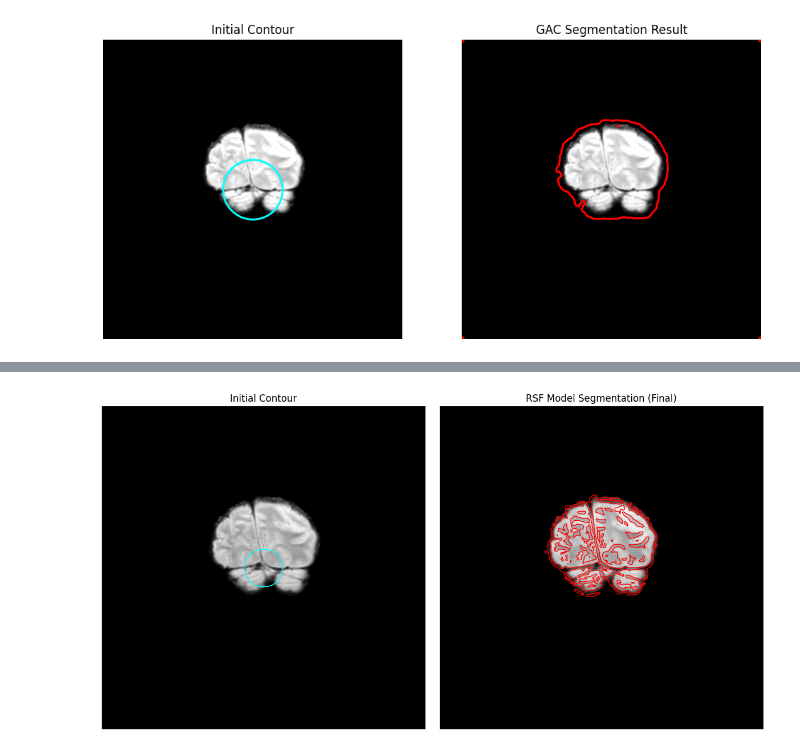
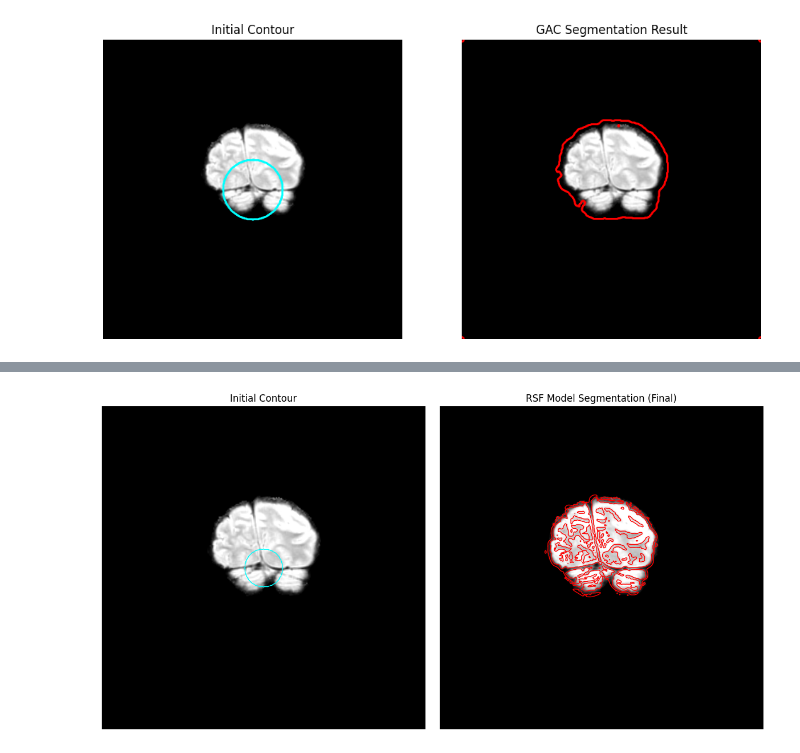
Before and after one commit to M-Shreya/Image_Segmentation, a Jupyter notebook: Inference.ipynb, the cells around one changed output, grey strips where cells are left out. Cells and saved outputs as stored; diff of their text form; code cells hidden in the pictures.

```diff
--- a/Inference.ipynb
+++ b/Inference.ipynb
@@ -29,7 +33,6 @@ from skimage.segmentation import morphological_geodesic_active_contour, chan_ves
 from skimage.filters import gaussian
 
 def load_scan(path):
-    """Loads and sorts DICOM slices."""
     slices = []
     for f in os.listdir(path):
         if f.endswith('.dcm'):
@@ -45,7 +48,6 @@ def load_scan(path):
     return slices
 
 def get_pixels_hu(slices):
-    """Converts DICOM slices to a 3D numpy array."""
     image = np.stack([s.pixel_array for s in slices]).astype(np.int16)
     for i in range(len(slices)):
         intercept = getattr(slices[i], 'RescaleIntercept', 0)
@@ -54,7 +56,6 @@ def get_pixels_hu(slices):
     return image
 
 def normalize_percentile(img, lower=1, upper=99):
-    """Normalizes an image using percentile-based contrast stretching."""
     p1 = np.percentile(img, lower)
     p99 = np.percentile(img, upper)
     if p99 == p1:
@@ -63,7 +64,6 @@ def normalize_percentile(img, lower=1, upper=99):
     return (img - p1) / (p99 - p1)
 
 def create_initial_contour(image, center_y, center_x, radius):
-    """Creates a circular level set for the algorithms."""
     h, w = image.shape
     Y, X = np.ogrid[:h, :w]
     return (X - center_x)**2 + (Y - center_y)**2 - radius**2
@@ -175,9 +236,10 @@ plt.show()
 # %%
-#-------------- RSF Model (Corrected & Final) --------------
+# ---------------- RSF Segmentation Model ----------------
 
 import numpy as np
 import matplotlib.pyplot as plt
 from scipy.ndimage import gaussian_filter, laplace
+
 
 def smoothed_heaviside(x, epsilon=1.0):
     return 0.5 * (1 + (2 / np.pi) * np.arctan(x / epsilon))
@@ -185,62 +247,90 @@ def smoothed_heaviside(x, epsilon=1.0):
 def dirac_delta(x, epsilon=1.0):
     return (epsilon / np.pi) / (epsilon**2 + x**2)
 
-def rsf_model(image, initial_ls, num_iter=100, lambda1=1.0, lambda2=1.0, nu=0.001, sigma=3.0, dt=1.0):
+# ---------------------- Initial Contour Function ---------------------------
 
-    phi = initial_ls.copy().astype(np.float64)
+def create_initial_contour(image, cx, cy, r):
 
-    for _ in range(num_iter):
+    h, w = image.shape
+    Y, X = np.ogrid[:h, :w]
+    mask = (X - cx)**2 + (Y - cy)**2 <= r**2
+
+    phi = np.ones((h, w), np.float64)
+    phi[mask] = -1.0
+    return phi
+
+# ---------------------- RSF Model Function --------------------------------
+
+def rsf_model(image, initial_ls, num_iter=100, lambda1=1.0, lambda2=1.0,
+              nu=0.001, sigma=3.0, dt=1.0):
+
+    phi = initial_ls.astype(np.float64).copy()
+
+    for it in range(num_iter):
         h_phi = smoothed_heaviside(phi)
         delta_phi = dirac_delta(phi)
 
-        K_sigma = lambda x: gaussian_filter(x, sigma=sigma, mode='constant')
+
+        K_sigma = lambda x: gaussian_filter(x, sigma=sigma, mode='reflect')
 
         C1 = K_sigma(h_phi * image)
-        C2 = K_sigma(h_phi)
-        f1 = C1 / (C2 + 1e-8)
+        C2 = K_sigma(h_phi) + 1e-8
+        f1 = C1 / C2
 
         C3 = K_sigma((1 - h_phi) * image)
-        C4 = K_sigma(1 - h_phi)
-        f2 = C3 / (C4 + 1e-8)
+        C4 = K_sigma(1 - h_phi) + 1e-8
+        f2 = C3 / C4
 
-        data_term = -delta_phi * (lambda1 * (image - f1)**2 - lambda2 * (image - f2)**2)
+
+        data_term = -delta_phi * (lambda1 * (image - f1)**2 -
+                                  lambda2 * (image - f2)**2)
 
         curvature = nu * delta_phi * laplace(phi)
 
+
         phi += dt * (data_term + curvature)
+
 
     return phi
 
-#Define initial countour
+
 h, w = mri_slice_float.shape
-center_x, center_y = w // 2, h // 2
+
+center_x = w // 2
+center_y = h // 2
 radius = int(min(h, w) * 0.06)
-initial_level_set = create_initial_contour(mri_slice_float, center_y, center_y, radius)
 
+initial_level_set = create_initial_contour(mri_slice_float, center_x, center_y, radius)
+
+# ---------------------- Run RSF Segmentation ------------------------------
 
 rsf_segmentation = rsf_model(
     mri_slice_float,
     initial_level_set,
     num_iter=100,
     sigma=3,
     lambda1=200.0,
     lambda2=200.0,
     nu=0.001,
     dt=1.0
 )
 
-# --- Visualization ---
+# ---------------------- Visualization -------------------------------------
+
 fig, (ax1, ax2) = plt.subplots(1, 2, figsize=(12, 6))
+
 ax1.imshow(mri_slice_float, cmap='gray')
 ax1.contour(initial_level_set, [0], colors='cyan', linewidths=1)
 ax1.set_title("Initial Contour")
 ax1.axis('off')
+
 ax2.imshow(mri_slice_float, cmap='gray')
 ax2.contour(rsf_segmentation, [0], colors='red', linewidths=1)
 ax2.set_title("RSF Model Segmentation (Final)")
 ax2.axis('off')
+
 plt.tight_layout()
 plt.show()
 # %% [output]
-[figure, old version]
+[figure, new version]
 # %%
```
Also changed, not shown: parts of 7 cells of this notebook.
